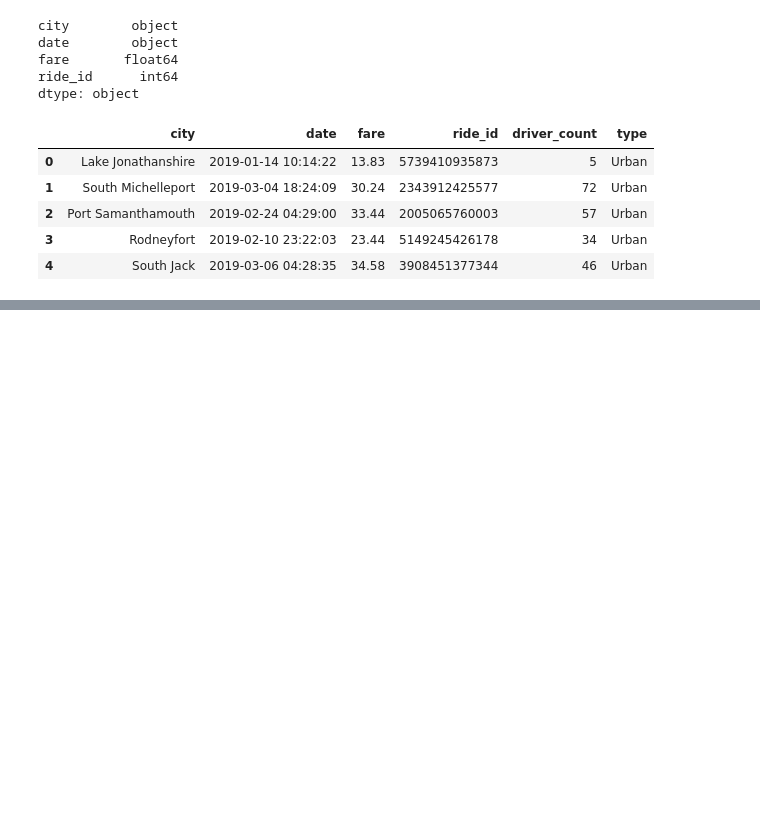
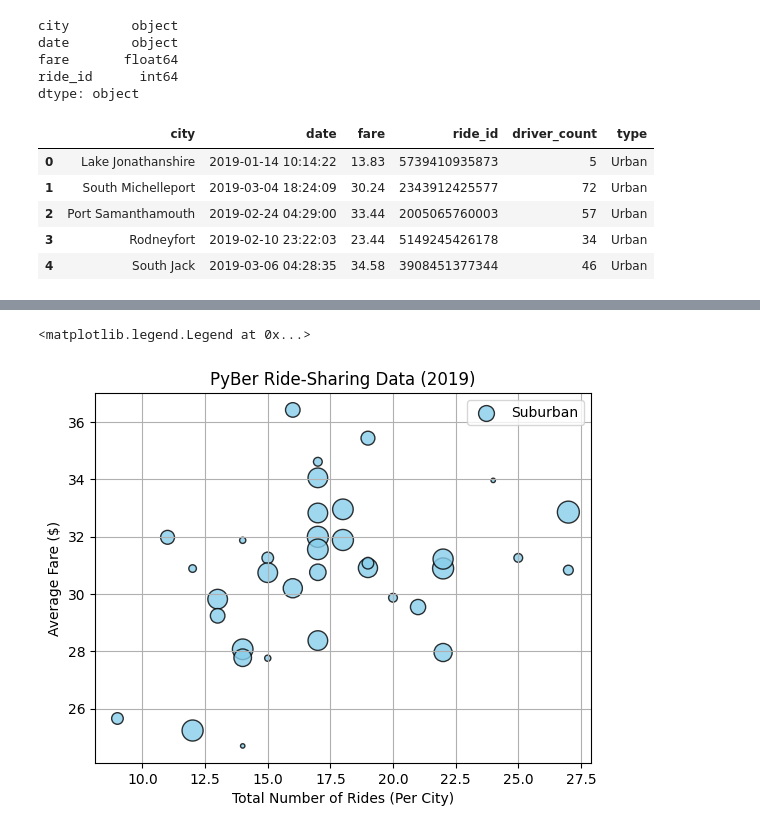
Before and after one commit to AThakor234/PyBer_Analysis, a Jupyter notebook: City_data and Ride_data.ipynb, the cells around one changed output, grey strips where cells are left out. Cells and saved outputs as stored; diff of their text form; code cells hidden in the pictures; blank space fills up the shorter version.

```diff
--- a/City_data and Ride_data.ipynb
+++ b/City_data and Ride_data.ipynb
@@ -124,0 +143,4 @@ pyber_data.head()
+# %%
+# Create the Suburban Data Frame
+suburban_city = pyber_data[pyber_data["type"]=="Suburban"]
+suburban_city
@@ -124,0 +197,4 @@ pyber_data.head()
+# %%
+# Get the number of rides for sunurban cities
+suburban_ride_count=suburban_city.groupby(["city"]).count()["ride_id"]
+suburban_ride_count
@@ -124,0 +262,4 @@ pyber_data.head()
+# %%
+# Get the average fare for Suburban cities
+suburban_fare = suburban_city.groupby(["city"]).mean()["fare"]
+suburban_fare
@@ -124,0 +321,4 @@ pyber_data.head()
+# %%
+# Get the average number of drivers for Suburban city
+suburban_driver_count= suburban_city.groupby(["city"]).mean()["driver_count"]
+suburban_driver_count
@@ -124,0 +384,16 @@ pyber_data.head()
+# %%
+# Creating Scatter Plot for Suburban cities
+plt.scatter(suburban_ride_count,suburban_fare,
+           color="skyblue",
+           s=10*suburban_driver_count,
+           alpha=0.80,
+           edgecolor="black",linewidth=1,
+           label="Suburban")
+plt.title("PyBer Ride-Sharing Data (2019)")
+plt.ylabel("Average Fare ($)")
+plt.xlabel("Total Number of Rides (Per City)")
+plt.grid(True)
+plt.legend()
+# %% [output]
+<matplotlib.legend.Legend at 0x...>
+[figure, added]
```
Also changed, not shown: parts of 15 cells of this notebook.
